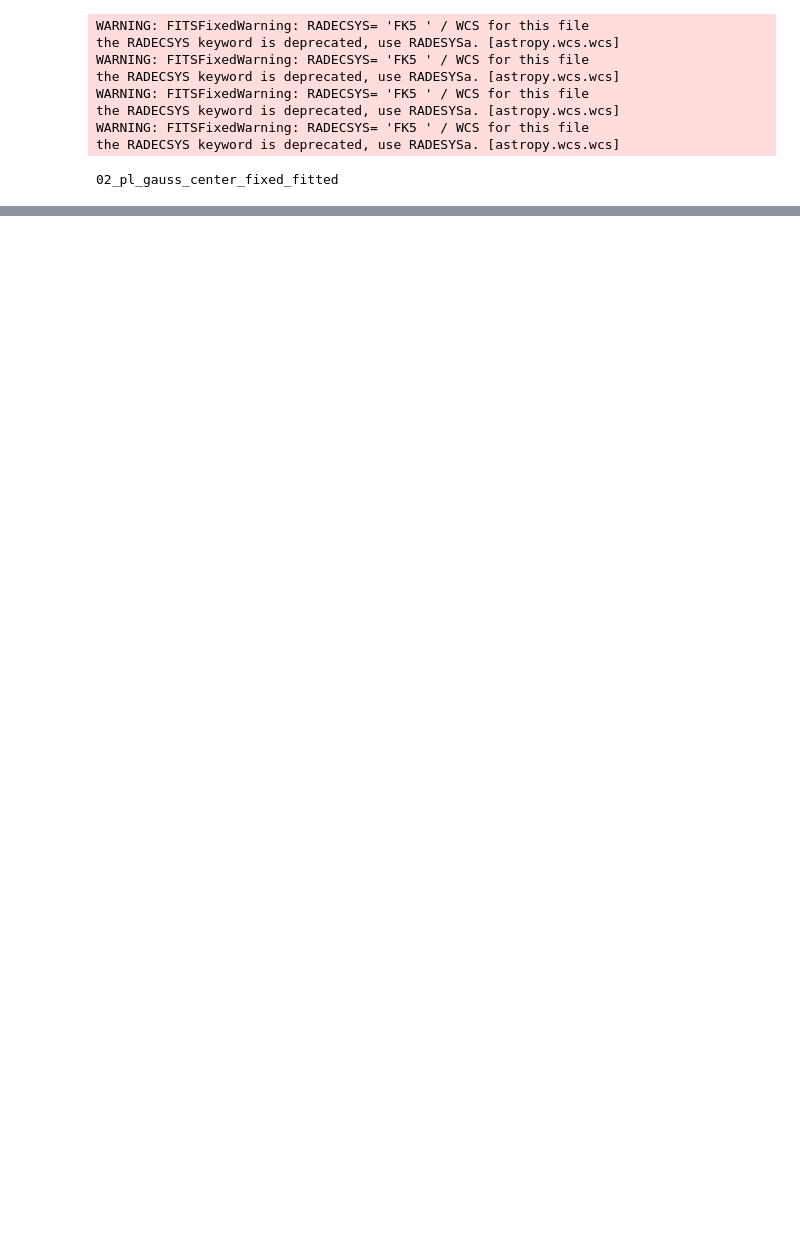
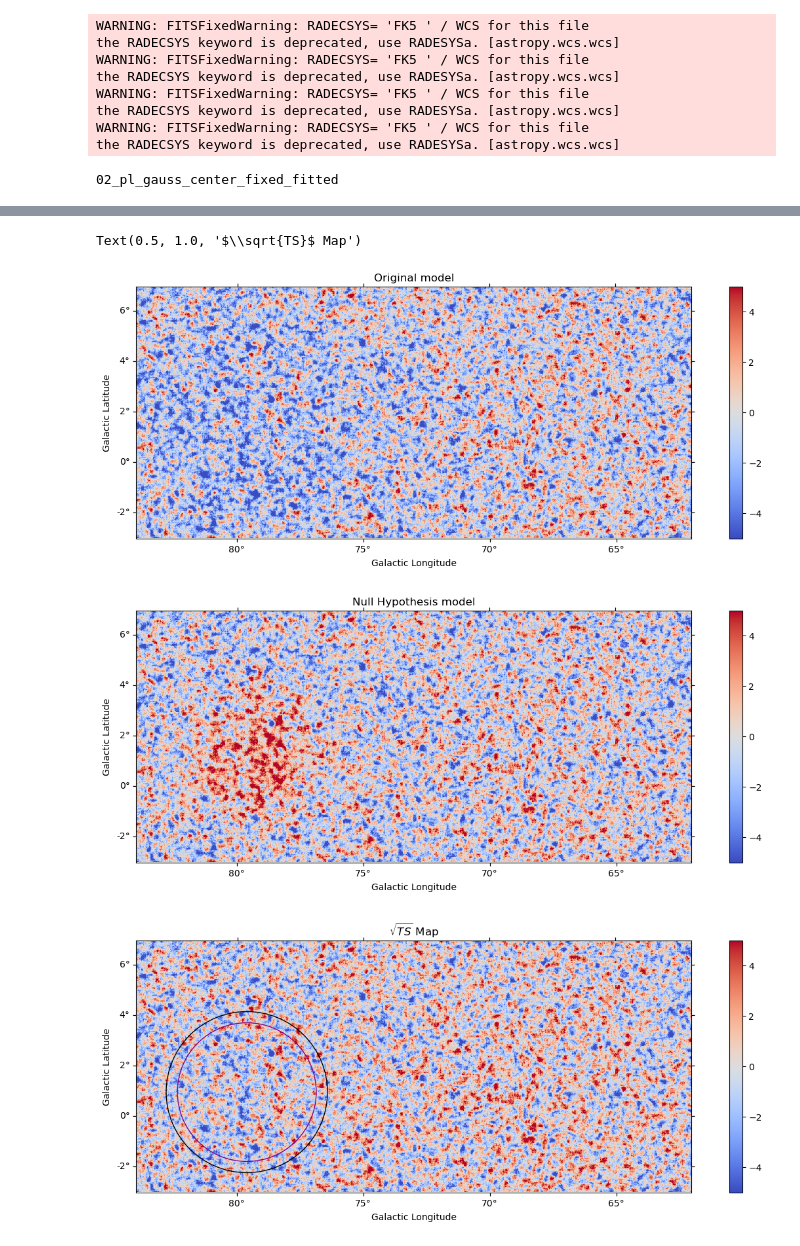
Before and after one commit to Tutanto/DiffuseEmission, a Jupyter notebook: analysis/check_results.ipynb, the cells around one changed output, grey strips where cells are left out. Drawn from its saved outputs; the diff is of its cells as text; code cells hidden in the pictures; blank space fills up the shorter version.

Commit message:
null hypothesis TS map added

```diff
--- a/analysis/check_results.ipynb
+++ b/analysis/check_results.ipynb
@@ -92,6 +92,12 @@ filename = names[TS.index(max(TS))]
 print(filename)
 path_to_fit_models = path_to_results / 'multi_models' / f'strategy_{strategy}' / f'tol_{tol}' / diffuse / f"{file_name}_ene_{e_min}_{e_max}_bin_{bin}_binsz_{binsz}" / "models"
 
+# Load the fitted Null Hypothesis model from the YAML file
+nullhypths_fit = Models.read(f"{path_to_fit_models}/00_nullhypothesis_fitted.yaml")
+# Set the loaded model as the source model in the dataset
+dataset.models = nullhypths_fit
+null_result = estimator.run(dataset)
+
 # Load the fitted model from the YAML file
 models_fit = Models.read(f"{path_to_fit_models}/{filename}.yaml")
 
@@ -104,6 +110,10 @@ plt.figure(figsize=(15, 5))
 true_result["sqrt_ts"].sum_over_axes().plot(cmap="coolwarm", add_cbar=True, vmax=5, vmin=-5)
 plt.title("Original model")
 
+plt.figure(figsize=(15, 5))
+null_result["sqrt_ts"].sum_over_axes().plot(cmap="coolwarm", add_cbar=True, vmax=5, vmin=-5)
+plt.title("Null Hypothesis model")
+
 plt.figure(figsize=(15,5))
 diffuse_result["sqrt_ts"].sum_over_axes().plot(cmap="coolwarm", add_cbar=True, vmax=5, vmin=-5)
 fermi_spatial_model.to_region().to_pixel(wcs = dataset.counts.geom.wcs).plot(color="black")
@@ -122,0 +148,4 @@ FileNotFoundError: [Errno 2] No such file or directory: '/home/tutone/Data/ASTRI
+Text(0.5, 1.0, '$\\sqrt{TS}$ Map')
+[figure, added]
+[figure, added]
+[figure, added]
```
Also changed, not shown: parts of 3 cells of this notebook, 3 other files.
